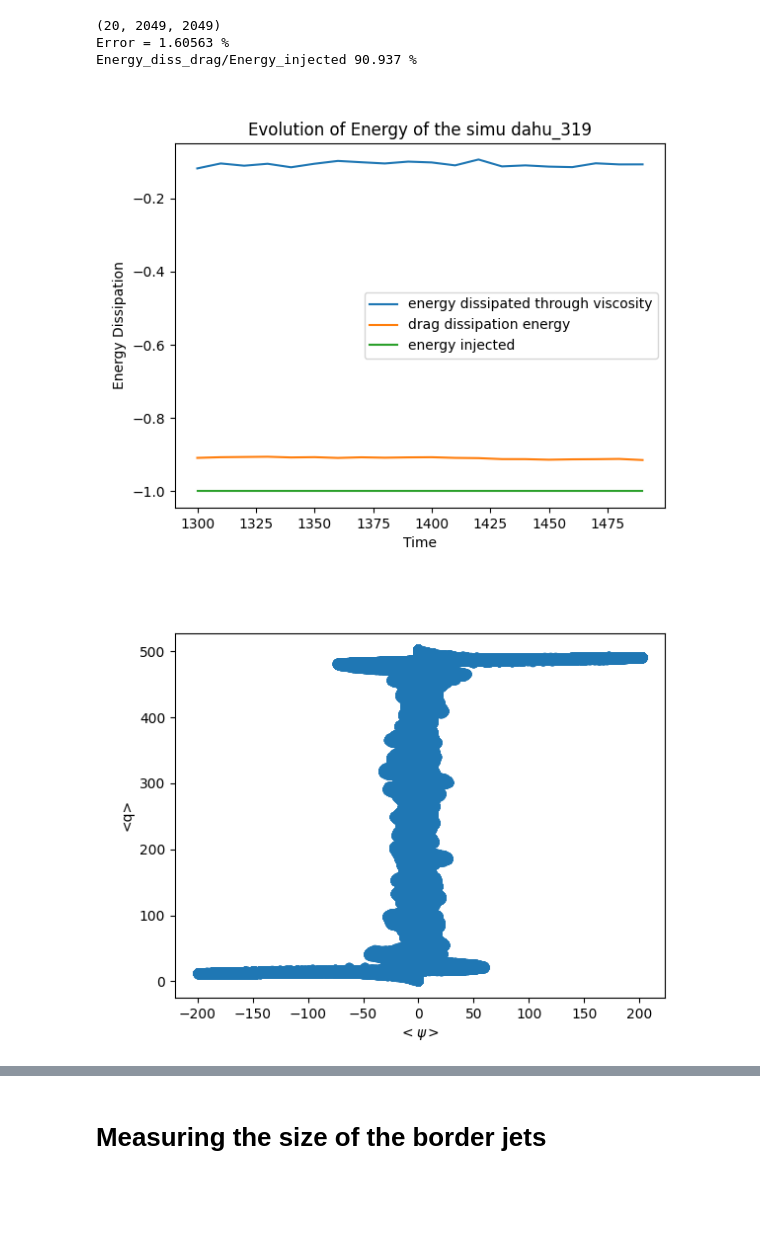
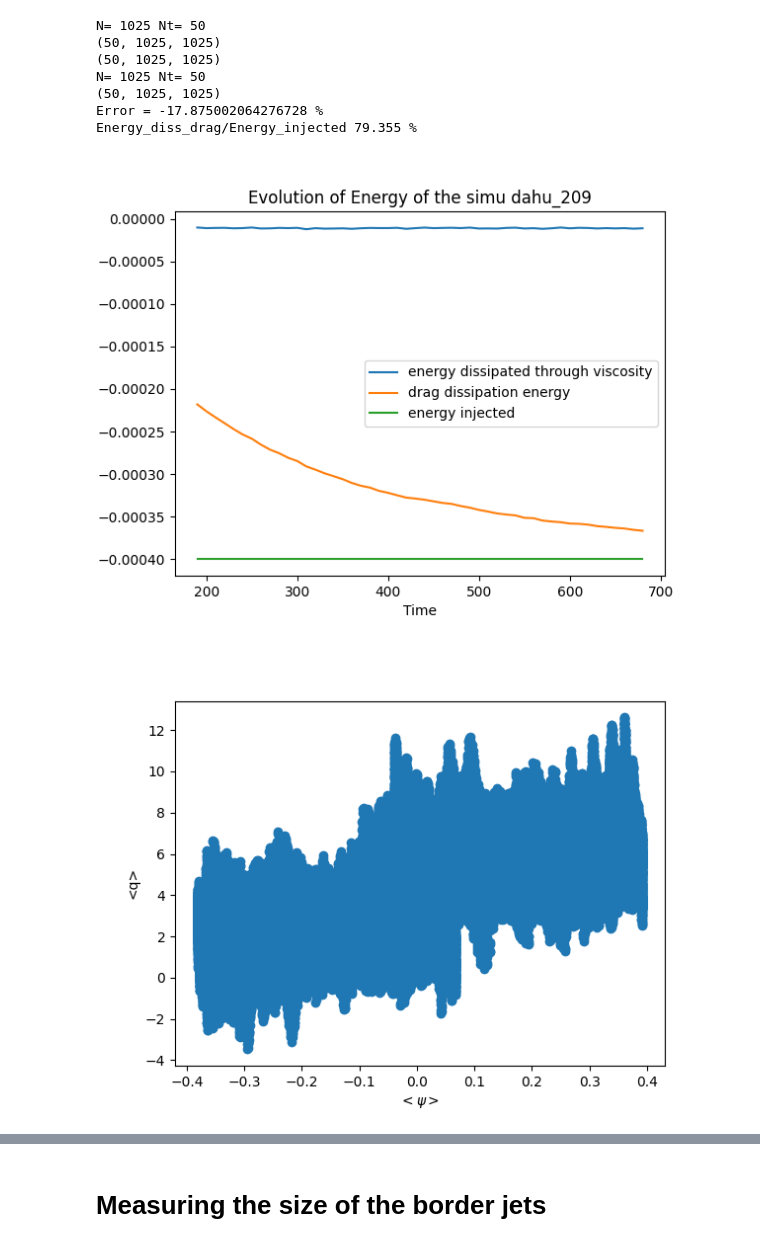
Before and after one commit to LennardMiller/Stage_M2, a Jupyter notebook: Fofonoff_and_Jets.ipynb, the cells around one changed output, grey strips where cells are left out. Cells and saved outputs as stored; diff of their text form; code cells hidden in the pictures; blank space fills up the shorter version.

```diff
--- a/Fofonoff_and_Jets.ipynb
+++ b/Fofonoff_and_Jets.ipynb
@@ -14,7 +14,7 @@ import xarray as xr
 import scipy as sp
 # %%
 #Number of simulation
-n=319
+n=209
 
 #choose between 'local' or 'dahu'
 where='dahu'
@@ -80,5 +80,5 @@ psi shape (150, 1, 2049, 2049)
 # %%
-time_start =20
+time_start =50
 psi_data = psi[-time_start:, 0, :, :]
 q_data = q[-time_start:, 0, :, :]
 
@@ -146,25 +146,29 @@ plt.title('Evolution of Energy of the simu '+str(simu_name))
 #plt.savefig('./figures/Energy_Dissipation_'+str(simu_name)+'.png')
 plt.show()
 # %% [output]
-(20, 2049, 2049)
-Error = 1.60563 %
-Energy_diss_drag/Energy_injected 90.937 %
+N= 1025 Nt= 50
+(50, 1025, 1025)
+(50, 1025, 1025)
+N= 1025 Nt= 50
+(50, 1025, 1025)
+Error = -17.875002064276728 %
+Energy_diss_drag/Energy_injected 79.355 %
-[figure, old version]
+[figure, new version]
 # %%
 #We plot the mean streamfunction  and the mean q
-startt=0
+startt=-10
 
 q_mean = np.mean(q[startt:,0,:,:],axis=0)
 psi_mean= np.mean(psi[startt:,0,:,:],axis=0)
 X,Y=np.meshgrid(x,y)
 
 plt.figure()
 plt.scatter(psi_mean,q_mean+beta*Y)
 plt.xlabel(r'$<\psi>$')
 plt.ylabel('<q>')
 plt.show()
 # %% [output]
-[figure, old version]
+[figure, new version]
 # %%
 plt.figure()
 plt.imshow(psi_mean,vmax=np.max(psi_mean))#+beta*Y)
```
Also changed, not shown: parts of 9 cells of this notebook, 15 other files.
